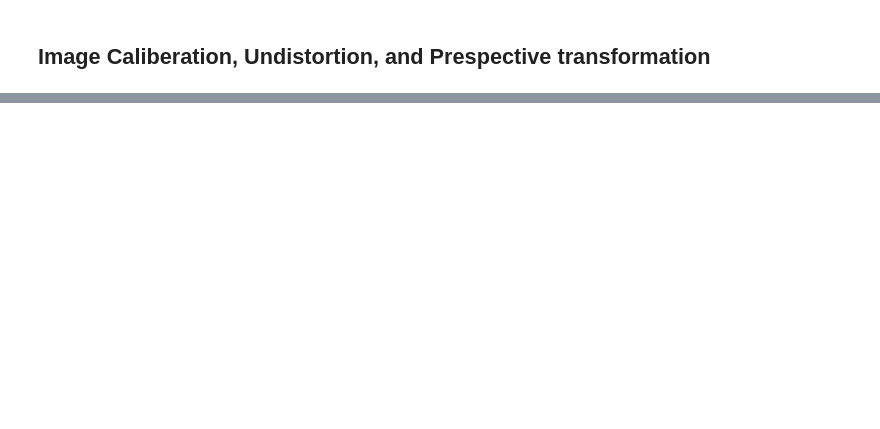
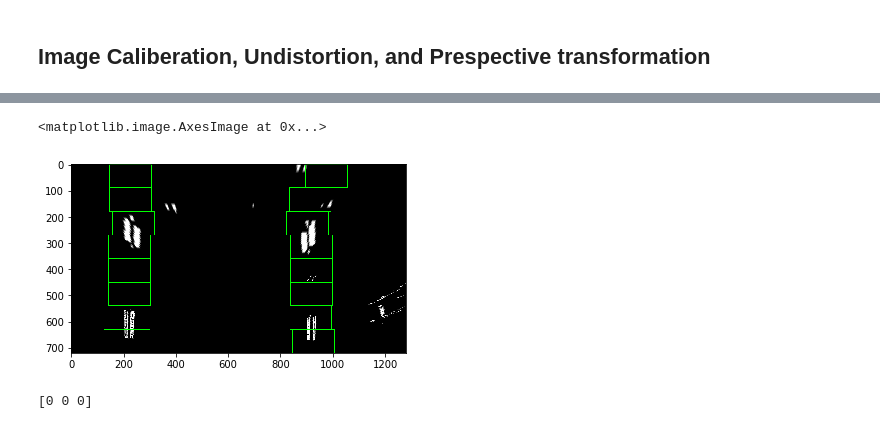
Before and after one commit to eelzinaty/CarND-Advanced-Lane-Lines, a Jupyter notebook: Advanced-Lane-Line-Finding.ipynb, the cells around one changed output, grey strips where cells are left out. Cells and saved outputs as stored; diff of their text form; code cells hidden in the pictures; blank space fills up the shorter version.

```diff
--- a/Advanced-Lane-Line-Finding.ipynb
+++ b/Advanced-Lane-Line-Finding.ipynb
@@ -80,0 +208,5 @@ True
+# %%
+plt.imshow(out_img1)
+# %% [output]
+<matplotlib.image.AxesImage at 0x...>
+[figure, added]
@@ -80,0 +227,4 @@ True
+# %%
+print(out_img1[640,334])
+# %% [output]
+[0 0 0]
```
Also changed, not shown: parts of 14 cells of this notebook, 4 other files.
